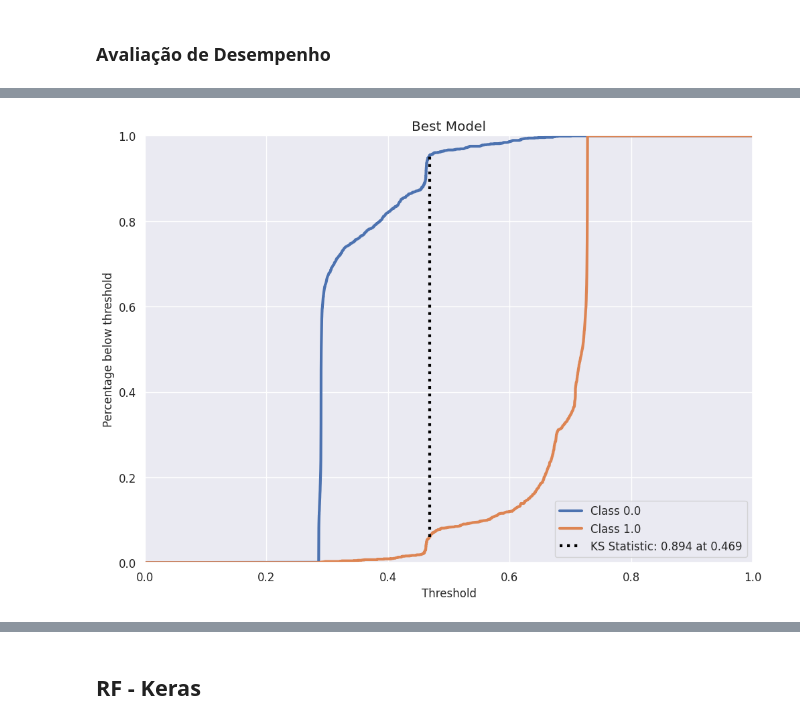
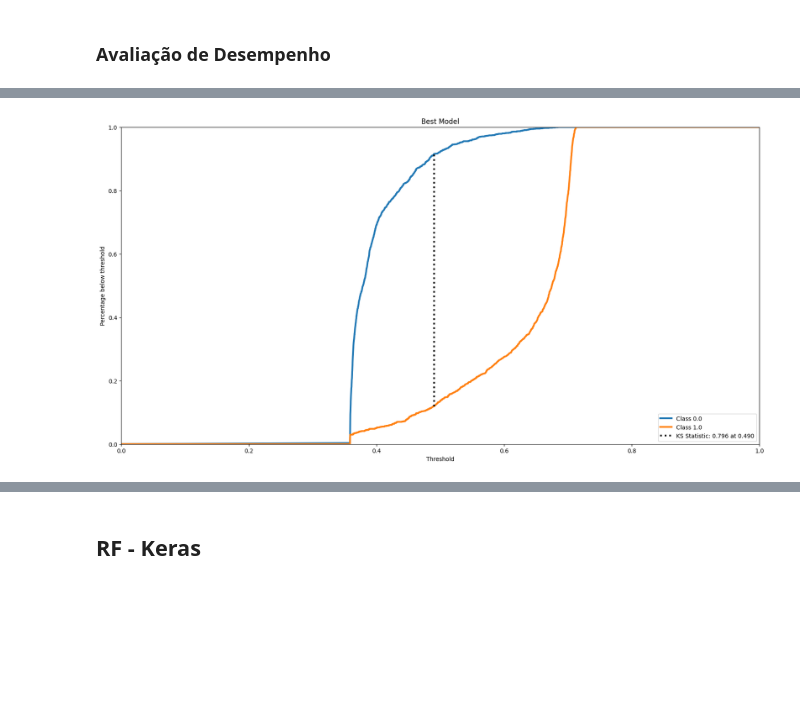
Before and after one commit to Charlesbr101/projeto-redes-neurais, a Jupyter notebook: main.ipynb, the cells around one changed output, grey strips where cells are left out. Cells and saved outputs as stored; diff of their text form; code cells hidden in the pictures; blank space fills up the shorter version.

Commit message:
Fix binning + test transforms + KAN Optuna Statistics

```diff
--- a/main.ipynb
+++ b/main.ipynb
@@ -573,6 +595,9 @@ train_df[columns] = f_scaler.transform(train_df[columns])
 
 # Validation
 validation_df[columns] = f_scaler.transform(validation_df[columns])
+
+# Test
+test_df[columns] = f_scaler.transform(test_df[columns])
 # %% [markdown]
 ### OverSampling
 # %%
@@ -626,10 +651,11 @@ satisfied: 50.00%  not satisfied: 50.00%
 # %%
 X_train, _, y_train, _ = train_test_split(x_train_df, y_train_df, test_size=0.90, stratify=y_train_df['satisfaction'])
 X_valid, _, y_valid, _ = train_test_split(x_validation_df, y_validation_df, test_size=0.90, stratify=y_validation_df['satisfaction'])
+X_test, _, y_test, _ = train_test_split(test_df.drop(columns='satisfaction'), test_df[['satisfaction']], test_size = 0.9, stratify=test_df[['satisfaction']]['satisfaction'])
 
 
 # X_train, y_train = x_train_df, y_train_df
 # X_valid, y_valid = x_validation_df, y_validation_df
 
-X_train.shape, y_train.shape, X_valid.shape, y_valid.shape
+X_train.shape, y_train.shape, X_valid.shape, y_valid.shape, X_test.shape, y_test.shape
 # %% [output]
@@ -872,6 +898,7 @@ def plot_train_history(history):
 # %%
 X_t, y_t = np.asarray(X_train.values).astype('float32'), np.asarray(y_train.values).astype('float32')
 X_v, y_v = np.asarray(X_valid.values).astype('float32'), np.asarray(y_valid.values).astype('float32')
+X_tst, y_tst = np.asarray(X_test.values).astype('float32'), np.asarray(y_test.values).astype('float32')
 
 def objective(trial):
 
@@ -906,7 +933,7 @@ def callback(study, trial):
         trial.set_user_attr(key="model", value = None)
 
 study = opt.create_study(direction = 'minimize', pruner = opt.pruners.MedianPruner())
-study.optimize(objective, n_trials=100, timeout = 15*60, callbacks=[callback])
+study.optimize(objective, n_trials=2, timeout = 15*60, callbacks=[callback])
 
 best_model, best_hist = study.user_attrs['best_model']
 plot_train_history(best_hist)
@@ -1005,4 +1021,4 @@ Accuracy: 0.942255437374115
 # %%
-y_pred = best_model.predict(X_v)
-y_pred_soft = special.softmax(np.array( y_pred), axis=1)
+y_pred = best_model.predict(X_tst)
+probs = special.softmax(np.array( y_pred), axis=1)
 # %% [output]
@@ -1010,5 +1026,5 @@ y_pred_soft = special.softmax(np.array( y_pred), axis=1)
 # %%
-kscurve(y_v.ravel(), y_pred_soft, 'Best Model')
+kscurve(y_tst.ravel(), probs, 'Best Model')
 # %% [output]
-[figure, old version]
+[figure, new version]
 # %%
```
Also changed, not shown: parts of 65 cells of this notebook.
